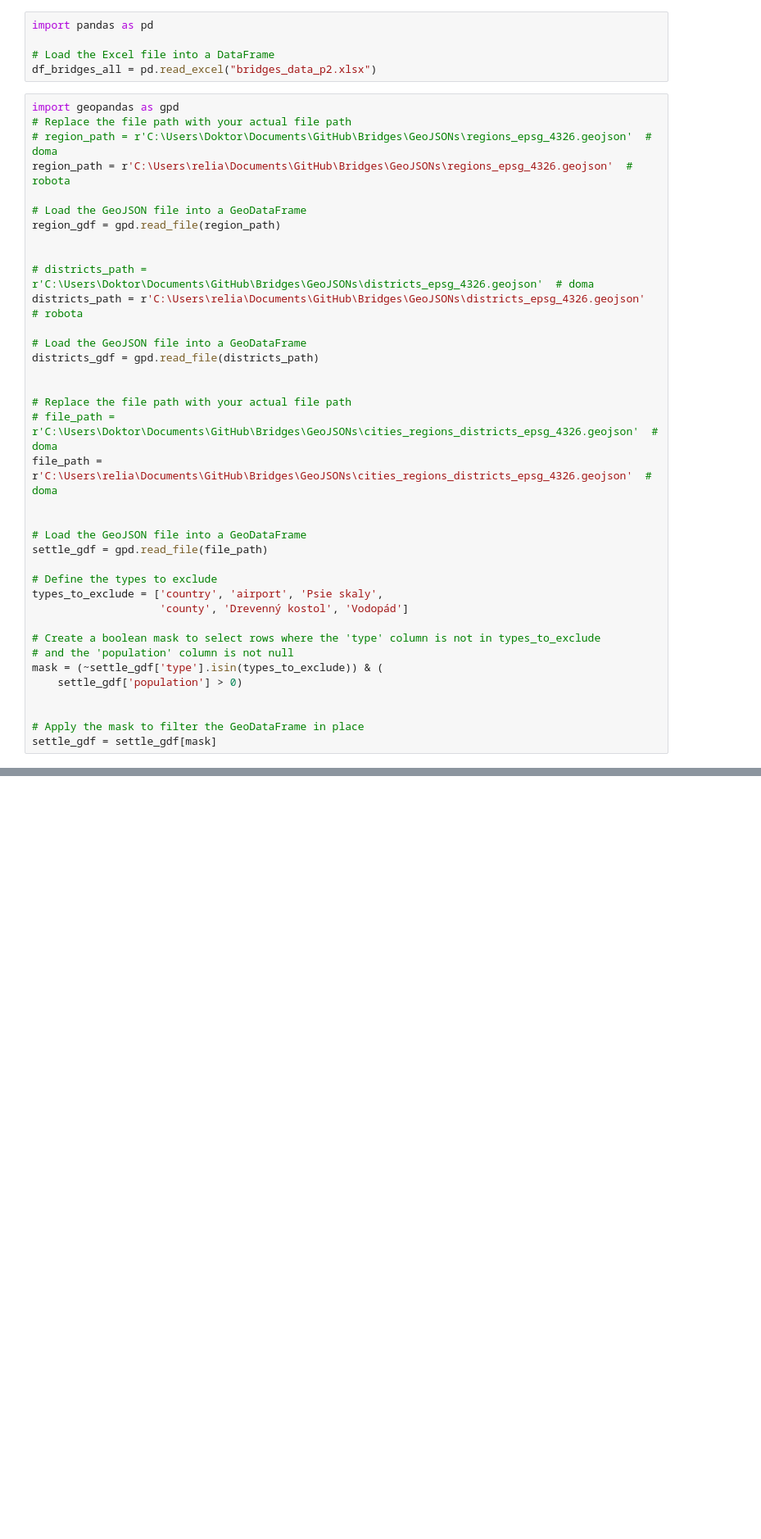
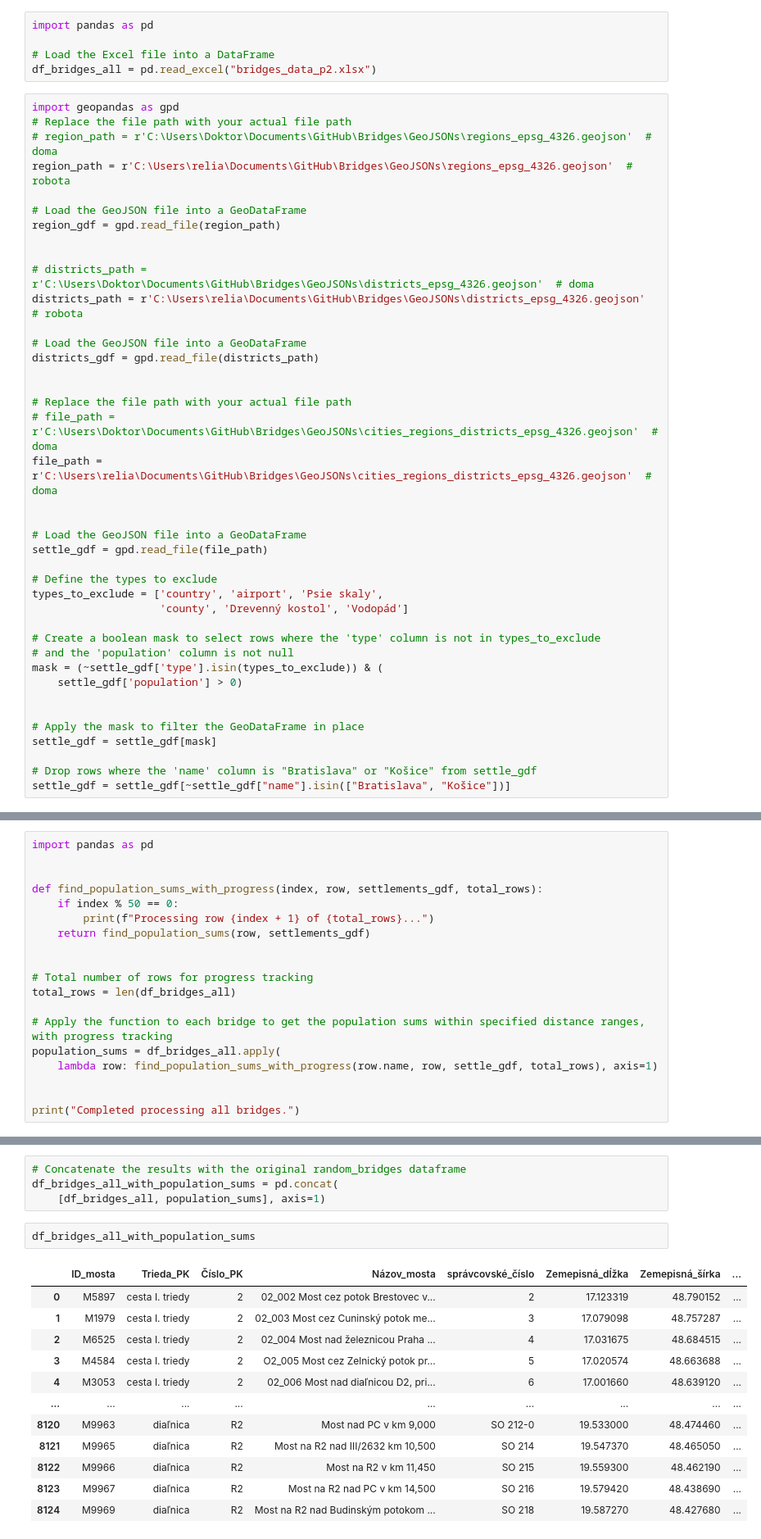
Before and after one commit to Medvedku/Bridges, a Jupyter notebook: 01_SC_BA/DT/00_general_data_p3.ipynb, the cells around one changed output, grey strips where cells are left out. Shown at 82% size. Cells and saved outputs as stored; diff of their text form; blank space fills up the shorter version.

```diff
--- a/01_SC_BA/DT/00_general_data_p3.ipynb
+++ b/01_SC_BA/DT/00_general_data_p3.ipynb
@@ -40,6 +40,9 @@ mask = (~settle_gdf['type'].isin(types_to_exclude)) & (
 
 # Apply the mask to filter the GeoDataFrame in place
 settle_gdf = settle_gdf[mask]
+
+# Drop rows where the 'name' column is "Bratislava" or "Košice" from settle_gdf
+settle_gdf = settle_gdf[~settle_gdf["name"].isin(["Bratislava", "Košice"])]
 # %%
 import numpy as np
 
@@ -181,0 +180,19 @@ random_bridges_with_settlements.iloc[cislo]["Kraj"], random_bridges_with_settlem
+# %%
+import pandas as pd
+
+
+def find_population_sums_with_progress(index, row, settlements_gdf, total_rows):
+    if index % 50 == 0:
+        print(f"Processing row {index + 1} of {total_rows}...")
+    return find_population_sums(row, settlements_gdf)
+
+
+# Total number of rows for progress tracking
+total_rows = len(df_bridges_all)
+
+# Apply the function to each bridge to get the population sums within specified distance ranges, with progress tracking
+population_sums = df_bridges_all.apply(
+    lambda row: find_population_sums_with_progress(row.name, row, settle_gdf, total_rows), axis=1)
+
+
+print("Completed processing all bridges.")
@@ -181,0 +217,19 @@ random_bridges_with_settlements.iloc[cislo]["Kraj"], random_bridges_with_settlem
+# %%
+# Concatenate the results with the original random_bridges dataframe
+df_bridges_all_with_population_sums = pd.concat(
+    [df_bridges_all, population_sums], axis=1)
+# %%
+df_bridges_all_with_population_sums
+# %% [output]
+|  | ID_mosta | Trieda_PK | Číslo_PK | Názov_mosta | správcovské_číslo | Zemepisná_dĺžka | Zemepisná_šírka | ... |
+| 0 | M5897 | cesta I. triedy | 2 | 02_002 Most cez potok Brestovec v... | 2 | 17.123319 | 48.790152 | ... |
+| 1 | M1979 | cesta I. triedy | 2 | 02_003 Most cez Cuninský potok me... | 3 | 17.079098 | 48.757287 | ... |
+| 2 | M6525 | cesta I. triedy | 2 | 02_004 Most nad železnicou Praha ... | 4 | 17.031675 | 48.684515 | ... |
+| 3 | M4584 | cesta I. triedy | 2 | O2_005 Most cez Zelnický potok pr... | 5 | 17.020574 | 48.663688 | ... |
+| 4 | M3053 | cesta I. triedy | 2 | 02_006 Most nad diaľnicou D2, pri... | 6 | 17.001660 | 48.639120 | ... |
+| ... | ... | ... | ... | ... | ... | ... | ... | ... |
+| 8120 | M9963 | diaľnica | R2 | Most nad PC v km 9,000 | SO 212-0 | 19.533000 | 48.474460 | ... |
+| 8121 | M9965 | diaľnica | R2 | Most na R2 nad III/2632 km 10,500 | SO 214 | 19.547370 | 48.465050 | ... |
+| 8122 | M9966 | diaľnica | R2 | Most na R2 v km 11,450 | SO 215 | 19.559300 | 48.462190 | ... |
+| 8123 | M9967 | diaľnica | R2 | Most na R2 nad PC v km 14,500 | SO 216 | 19.579420 | 48.438690 | ... |
+| 8124 | M9969 | diaľnica | R2 | Most na R2 nad Budinským potokom ... | SO 218 | 19.587270 | 48.427680 | ... |
```
Also changed, not shown: parts of 13 cells of this notebook, 2 other files.
